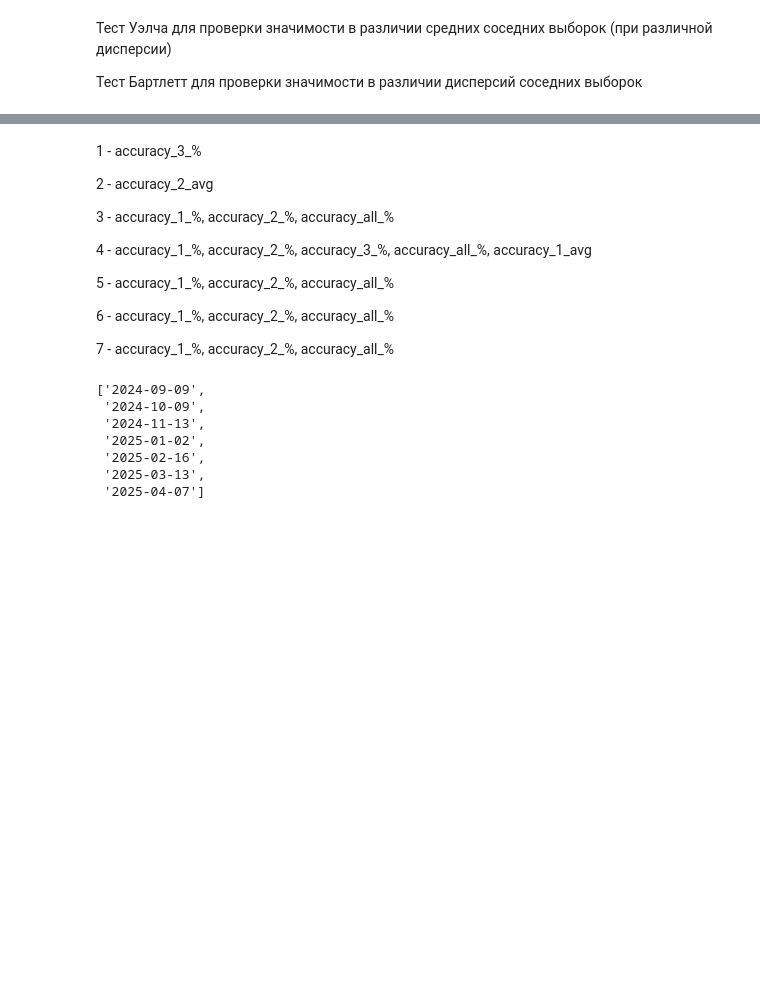
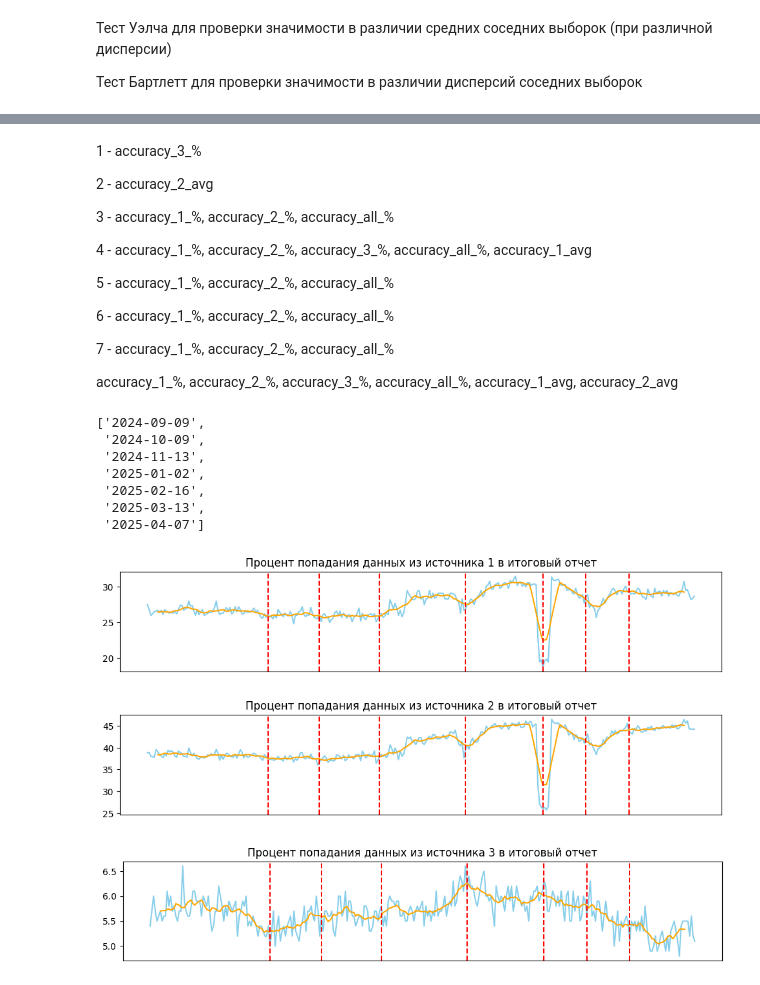
Before and after one commit to IAmSerepok/DataFromVariousSources, a Jupyter notebook: stat_tests.ipynb, the cells around one changed output, grey strips where cells are left out. Drawn from its saved outputs; the diff is of its cells as text; code cells hidden in the pictures; blank space fills up the shorter version.

```diff
--- a/stat_tests.ipynb
+++ b/stat_tests.ipynb
@@ -276,6 +277,9 @@ for cp in [70, 100, 135, 185, 230, 255, 280]:
 6 - accuracy_1_%, accuracy_2_%, accuracy_all_%
 
 7 - accuracy_1_%, accuracy_2_%, accuracy_all_%
+
+
+accuracy_1_%, accuracy_2_%, accuracy_3_%, accuracy_all_%, accuracy_1_avg, accuracy_2_avg
 # %%
 [df['date'].iloc[_] for _ in [70, 100, 135, 185, 230, 255, 280]]
 # %% [output]
@@ -286,3 +290,36 @@ for cp in [70, 100, 135, 185, 230, 255, 280]:
  '2025-02-16',
  '2025-03-13',
  '2025-04-07']
+# %%
+for i in range(3):
+
+
+    fig, ax = plt.subplots(figsize=(12, 2))
+
+    x = list(range(1, 317))
+    col = col_pairs[i]
+    bp = bkps_pairs[i]
+    alpha = 1
+    window_size = 10
+
+    ax.set_xticks([])
+
+    # Сглаживание
+    smoothed = df[1:317][col[0]].rolling(window=window_size).mean().dropna()  # Удаляем NaN
+    smoothed_values = smoothed.values
+
+    # Смещаем начало графика на (window_size//2) точек вправо для центрирования
+    shift = window_size // 2
+    adjusted_x = x[shift:shift+len(smoothed_values)]  # Новые координаты X
+
+    ax.plot(adjusted_x, smoothed_values, alpha=alpha, color='orange', zorder=1)
+    ax.plot(df['date'], df[col[0]], color='skyblue', zorder=0)
+    plt.title(f"Процент попадания данных из источника {i+1} в итоговый отчет")
+
+    significant_diff = [70, 100, 135, 185, 230, 255, 280]
+    for cp in significant_diff:
+        ax.axvline(df['date'].iloc[cp], color="red", linestyle='--', zorder=2)
+# %% [output]
+[figure, added]
+[figure, added]
+[figure, added]
```
Also changed, not shown: parts of 5 cells of this notebook, 2 other files.
